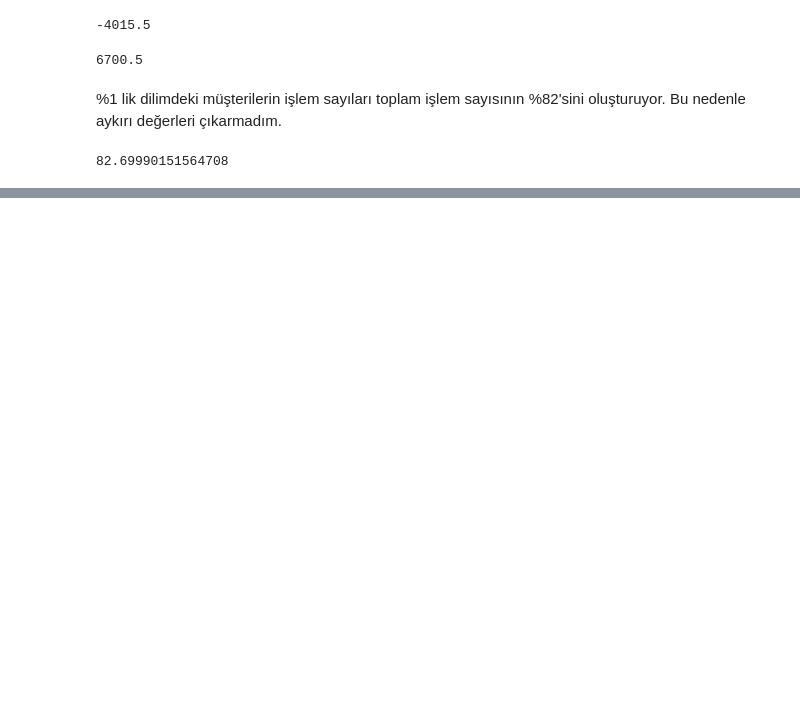
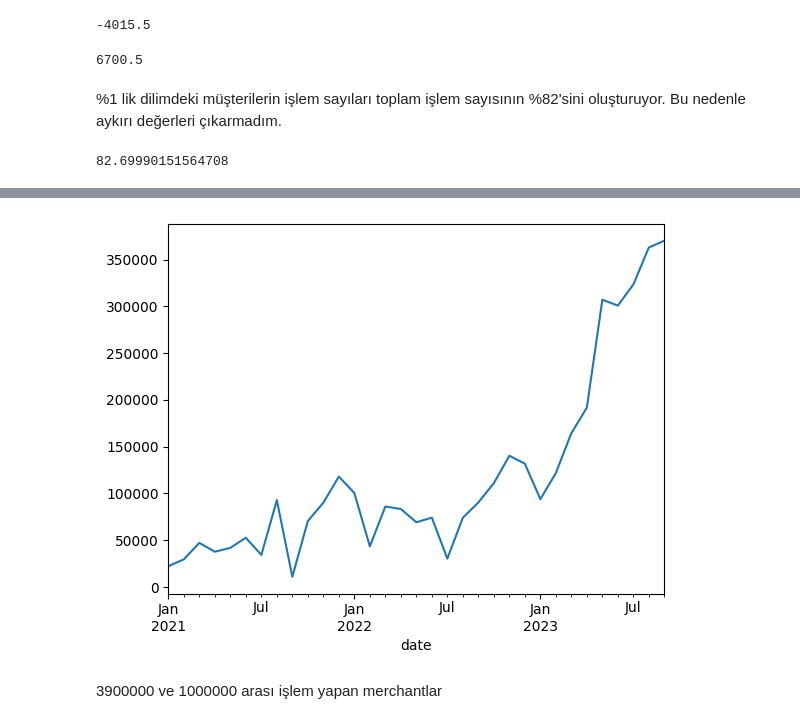
Before and after one commit to kntvrl/iyzico_project_tree_approach, a Jupyter notebook: iyzico_project.ipynb, the cells around one changed output, grey strips where cells are left out. Saved outputs shown, nothing was run; the diff lists cells and outputs as text; code cells hidden in the pictures; blank space fills up the shorter version.

```diff
--- a/iyzico_project.ipynb
+++ b/iyzico_project.ipynb
@@ -235,0 +276,6 @@ ratio_of_percent_1*100
+# %%
+plot_merchants_npc_by_date(top_marchants_2)
+# %% [output]
+[figure, added]
+# %% [markdown]
+3900000 ve 1000000 arası işlem yapan merchantlar
```
Also changed, not shown: parts of 94 cells of this notebook.
